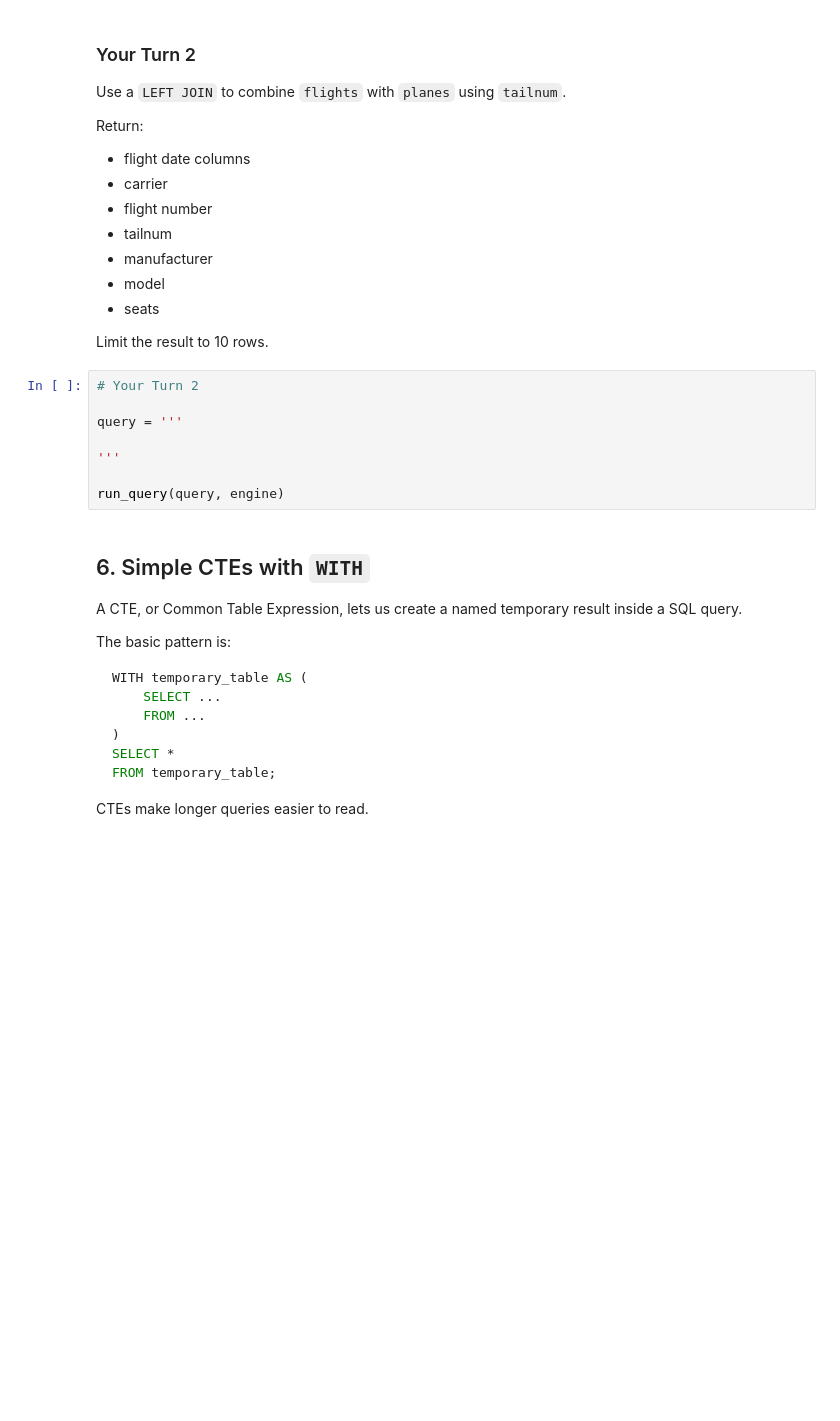
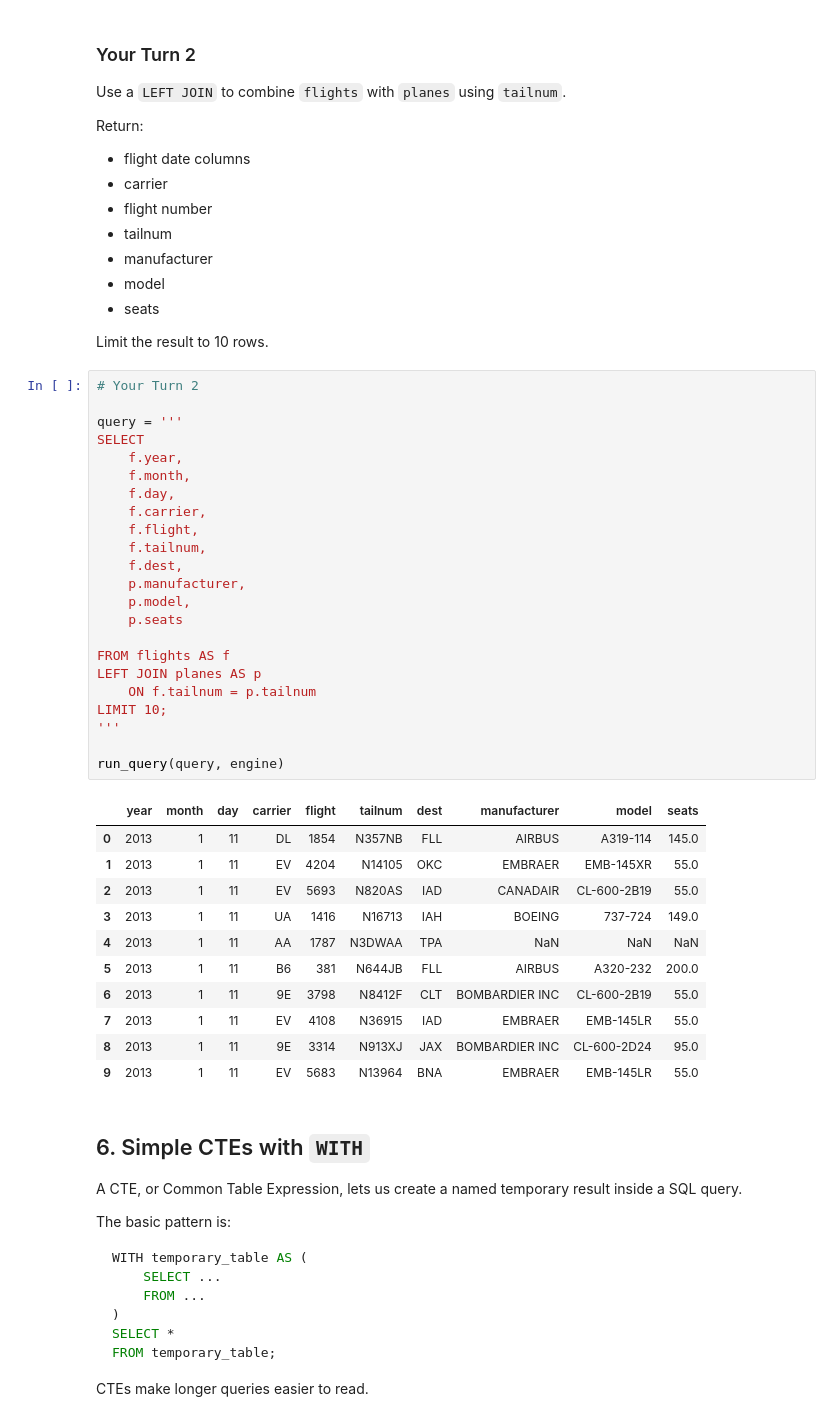
Before and after one commit to h4mmus/ban6003-week9-10-leoahmetovic, a Jupyter notebook: notebooks/module10_sql_joins_abt_guided_lab.ipynb, the cells around one changed output. Drawn from its saved outputs; the diff is of its cells as text; blank space fills up the shorter version.

```diff
--- a/notebooks/module10_sql_joins_abt_guided_lab.ipynb
+++ b/notebooks/module10_sql_joins_abt_guided_lab.ipynb
@@ -351,11 +425,38 @@ Limit the result to 10 rows.
 # %%
 # Your Turn 2
 
 query = '''
+SELECT
+    f.year,
+    f.month,
+    f.day,
+    f.carrier,
+    f.flight,
+    f.tailnum,
+    f.dest,
+    p.manufacturer,
+    p.model,
+    p.seats
 
+FROM flights AS f
+LEFT JOIN planes AS p
+    ON f.tailnum = p.tailnum
+LIMIT 10;
 '''
 
 run_query(query, engine)
+# %% [output]
+|  | year | month | day | carrier | flight | tailnum | dest | manufacturer | model | seats |
+| 0 | 2013 | 1 | 11 | DL | 1854 | N357NB | FLL | AIRBUS | A319-114 | 145.0 |
+| 1 | 2013 | 1 | 11 | EV | 4204 | N14105 | OKC | EMBRAER | EMB-145XR | 55.0 |
+| 2 | 2013 | 1 | 11 | EV | 5693 | N820AS | IAD | CANADAIR | CL-600-2B19 | 55.0 |
+| 3 | 2013 | 1 | 11 | UA | 1416 | N16713 | IAH | BOEING | 737-724 | 149.0 |
+| 4 | 2013 | 1 | 11 | AA | 1787 | N3DWAA | TPA | NaN | NaN | NaN |
+| 5 | 2013 | 1 | 11 | B6 | 381 | N644JB | FLL | AIRBUS | A320-232 | 200.0 |
+| 6 | 2013 | 1 | 11 | 9E | 3798 | N8412F | CLT | BOMBARDIER INC | CL-600-2B19 | 55.0 |
+| 7 | 2013 | 1 | 11 | EV | 4108 | N36915 | IAD | EMBRAER | EMB-145LR | 55.0 |
+| 8 | 2013 | 1 | 11 | 9E | 3314 | N913XJ | JAX | BOMBARDIER INC | CL-600-2D24 | 95.0 |
+| 9 | 2013 | 1 | 11 | EV | 5683 | N13964 | BNA | EMBRAER | EMB-145LR | 55.0 |
 # %% [markdown]
 ## 6. Simple CTEs with `WITH`
 
```
Also changed, not shown: parts of 31 cells of this notebook, 3 other files.
